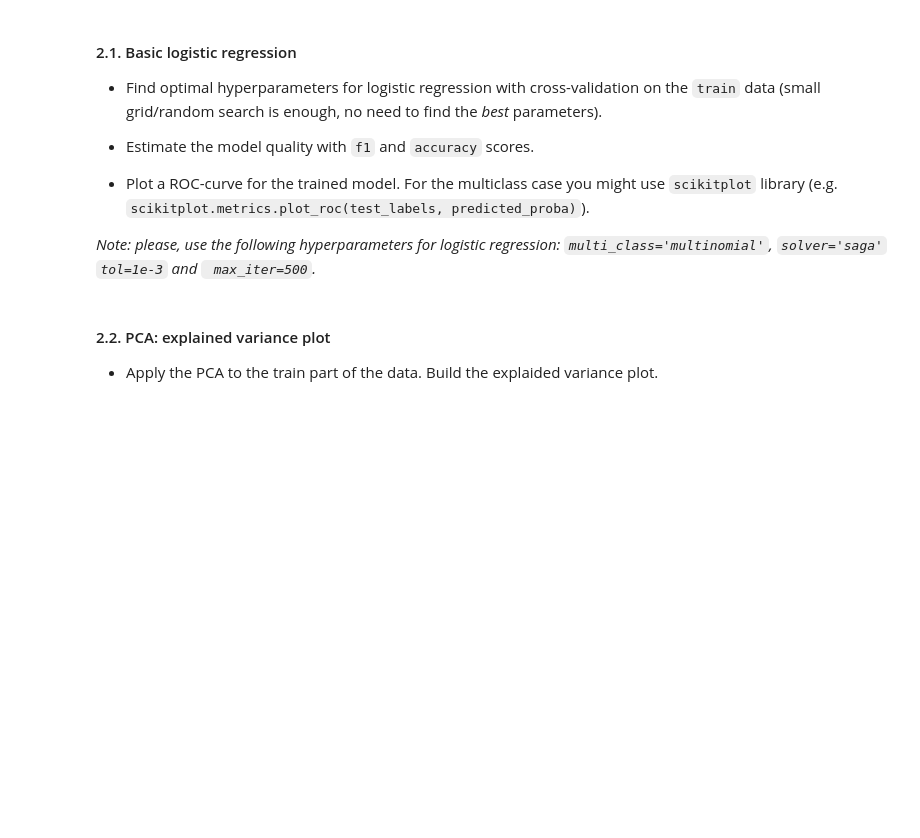
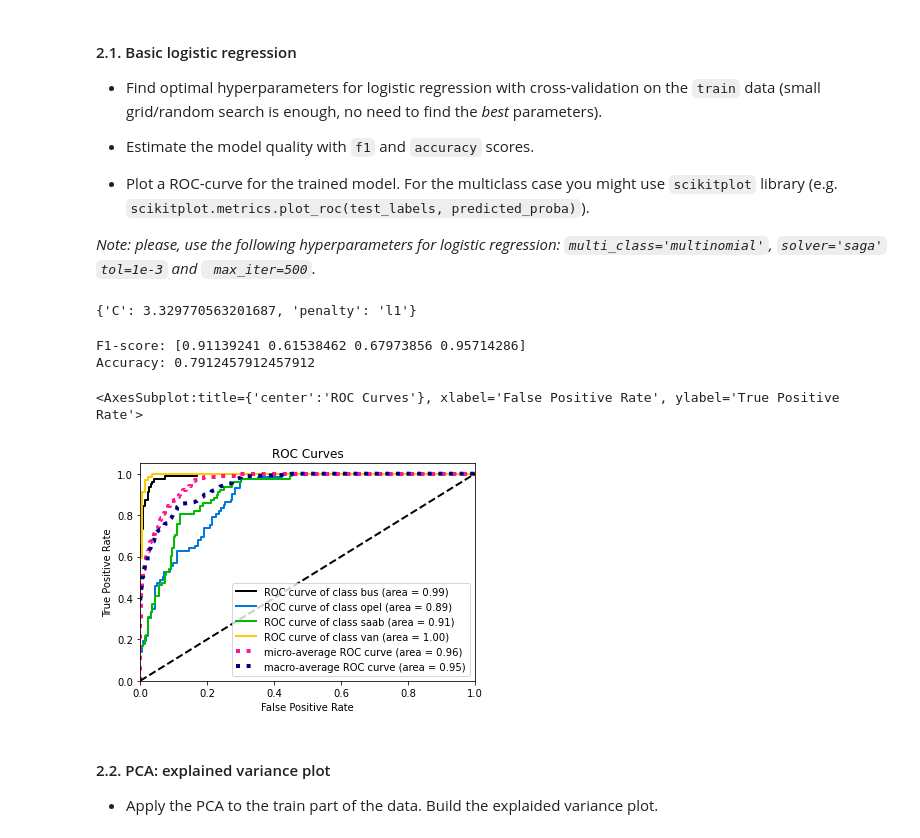
Before and after one commit to girafe-ai/ml-course, a Jupyter notebook: homeworks/lab01_ml_pipeline/Lab1_part2_ml_pipeline.ipynb, the cells around one changed output. Drawn from its saved outputs; the diff is of its cells as text; code cells hidden in the pictures; blank space fills up the shorter version.

```diff
--- a/homeworks/lab01_ml_pipeline/Lab1_part2_ml_pipeline.ipynb
+++ b/homeworks/lab01_ml_pipeline/Lab1_part2_ml_pipeline.ipynb
@@ -103,3 +101,14 @@ Here you are supposed to perform the desired transformations. Please, explain yo
+# %%
+### YOUR CODE HERE
+from sklearn.preprocessing import StandardScaler
+
+'''стандартизируем фичи z = (x - u) / s для корректного сравнения
+   и избежания проблем с обусловленностью матрицы X'''
+
+scaler = StandardScaler()
+scaler.fit(X_train)
+X_train_std = scaler.transform(X_train)
+X_test_std = scaler.transform(X_test)
 # %% [markdown]
 #### 2.1. Basic logistic regression
 * Find optimal hyperparameters for logistic regression with cross-validation on the `train` data (small grid/random search is enough, no need to find the *best* parameters).
@@ -119,3 +120,38 @@ Here you are supposed to perform the desired transformations. Please, explain yo
+# %%
+from sklearn.metrics import f1_score, accuracy_score
+from scikitplot.metrics import plot_roc
+
+def print_f1_and_accuracy_scores(clf, X_test, y_test):
+    y_pred = clf.predict(X_test)
+    print('F1-score: ', f1_score(y_test, y_pred, average=None), '\n'
+          'Accuracy: ', accuracy_score(y_test, y_pred), sep='')
+# %%
+### YOUR CODE HERE
+from sklearn.model_selection import RandomizedSearchCV
+from sklearn.linear_model import LogisticRegression
+from scipy.stats import uniform
+
+logistic = LogisticRegression(
+    multi_class='multinomial',
+    solver='saga',
+    tol=1e-3,
+    max_iter=500,
+    random_state=42)
+distributions = dict(C=uniform(loc=0, scale=4), penalty=['l2', 'l1'])
+
+clf_log = RandomizedSearchCV(logistic, distributions, cv=5, random_state=42)
+search = clf_log.fit(X_train_std, y_train)
+search.best_params_
+# %% [output]
+{'C': 3.329770563201687, 'penalty': 'l1'}
+# %%
+print_f1_and_accuracy_scores(clf_log, X_test_std, y_test)
+plot_roc(y_test, clf_log.predict_proba(X_test_std))
+# %% [output]
+F1-score: [0.91139241 0.61538462 0.67973856 0.95714286]
+Accuracy: 0.7912457912457912
+<AxesSubplot:title={'center':'ROC Curves'}, xlabel='False Positive Rate', ylabel='True Positive Rate'>
+[figure, added]
 # %% [markdown]
 #### 2.2. PCA: explained variance plot
 * Apply the PCA to the train part of the data. Build the explaided variance plot.
```
Also changed, not shown: parts of 21 cells of this notebook, 2 other files.
